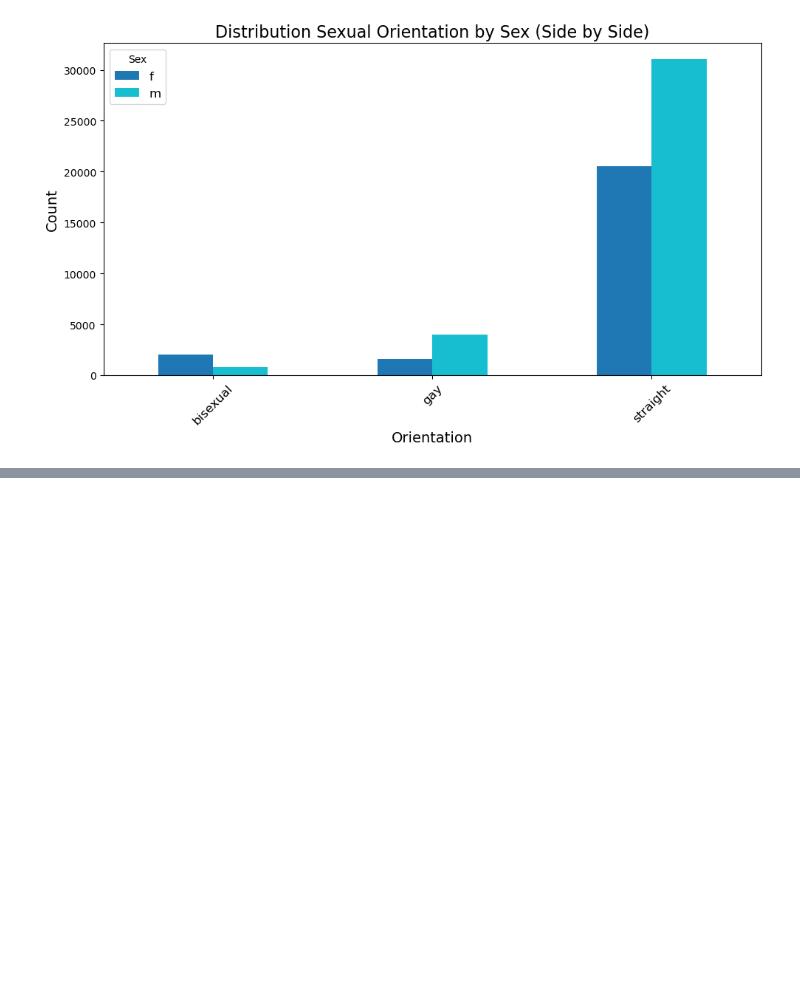
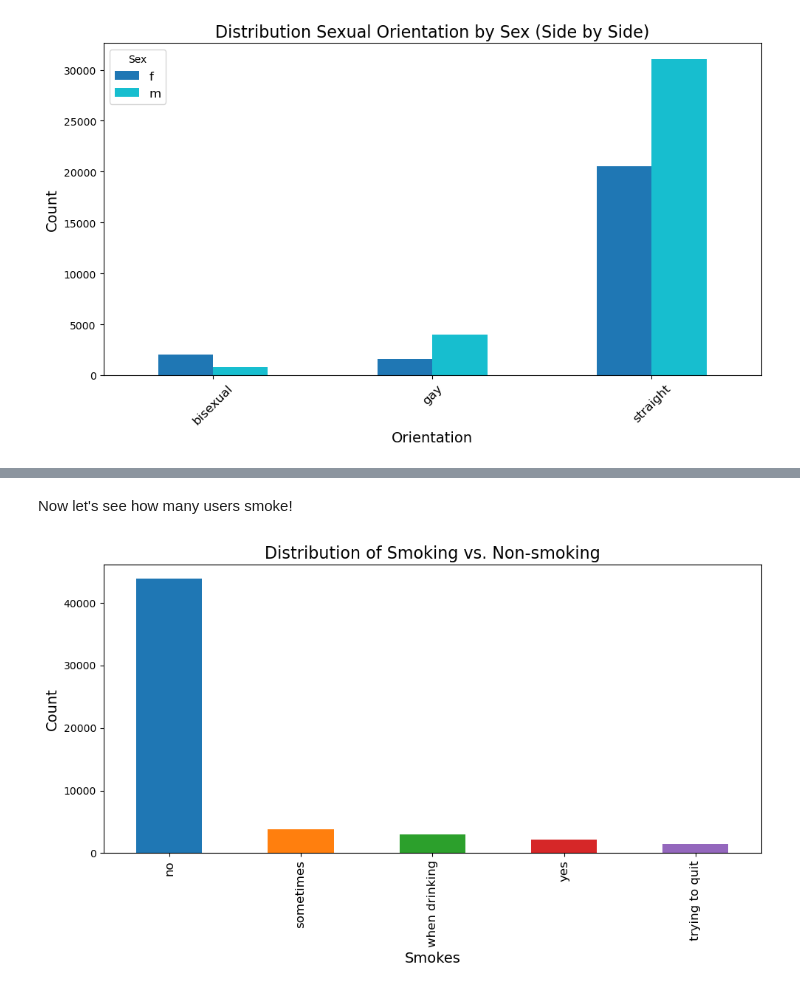
Before and after one commit to Kyloni417/OkCupid-Date-a-Scientist, a Jupyter notebook: date-a-scientist.ipynb, the cells around one changed output, grey strips where cells are left out. Cells and saved outputs as stored; diff of their text form; code cells hidden in the pictures; blank space fills up the shorter version.

```diff
--- a/date-a-scientist.ipynb
+++ b/date-a-scientist.ipynb
@@ -468,0 +522,15 @@ plt.show()
+# %% [markdown]
+Now let's see how many users smoke!
+# %%
+smokes_counts = profiles['smokes'].value_counts()
+
+plt.figure(figsize=(10, 6))
+smokes_counts.plot(kind='bar', color=plt.cm.tab10.colors)
+plt.title('Distribution of Smoking vs. Non-smoking', fontsize=16)
+plt.xlabel('Smokes', fontsize=14)
+plt.ylabel('Count', fontsize=14)
+plt.xticks(rotation=90, fontsize=12)
+plt.tight_layout()
+plt.show()
+# %% [output]
+[figure, added]
```
Also changed, not shown: parts of 10 cells of this notebook.
